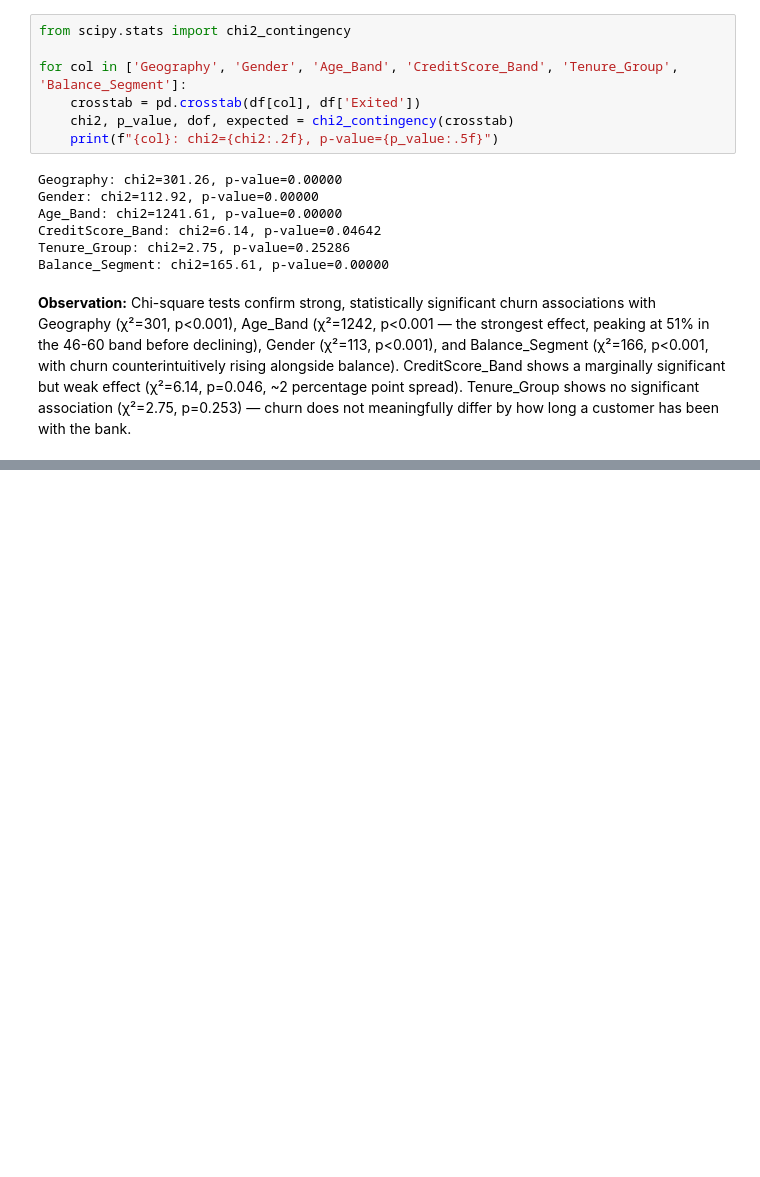
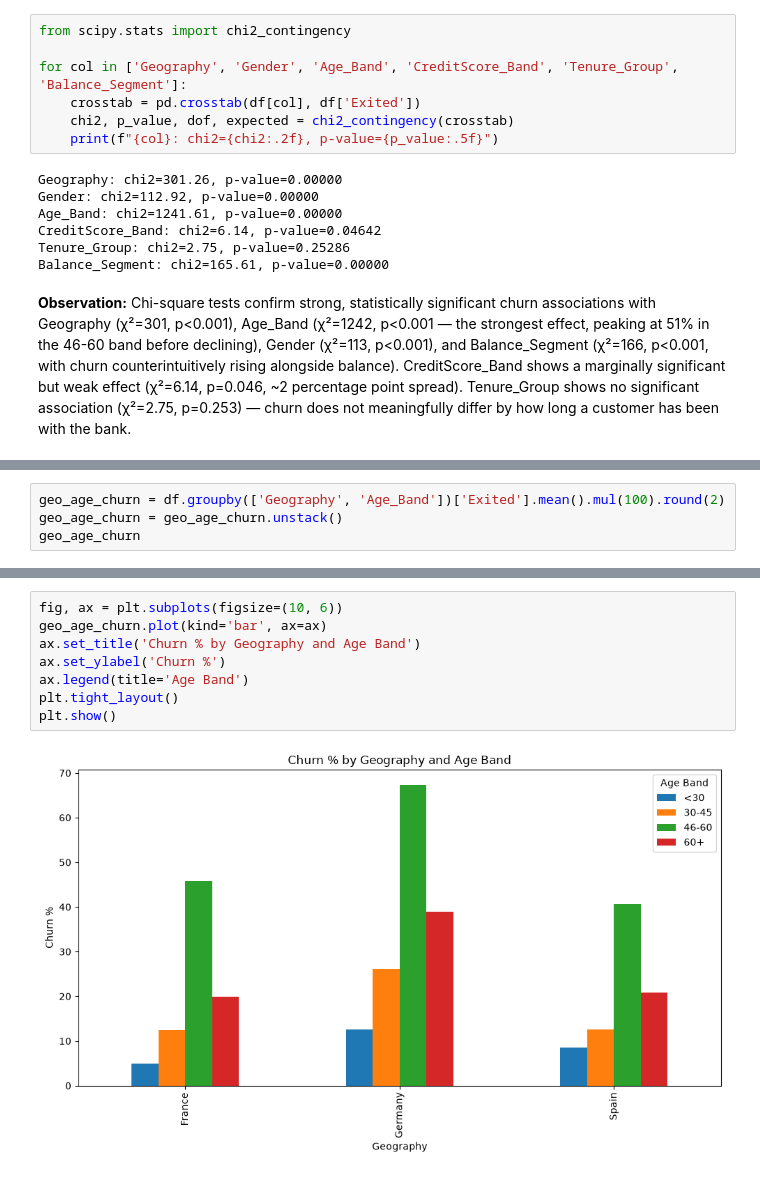
Before and after one commit to VanshKansal1110/Data_Analytics_Projects, a Jupyter notebook: Project_02__Bank_Churn_Segmentation/notebooks/01_eda.ipynb, the cells around one changed output, grey strips where cells are left out. Saved outputs shown, nothing was run; the diff lists cells and outputs as text; blank space fills up the shorter version.

Commit message:
Analyze Geography-Age and Gender interaction effects on churn

```diff
--- a/Project_02__Bank_Churn_Segmentation/notebooks/01_eda.ipynb
+++ b/Project_02__Bank_Churn_Segmentation/notebooks/01_eda.ipynb
@@ -242,0 +246,4 @@ Balance_Segment: chi2=165.61, p-value=0.00000
+# %%
+geo_age_churn = df.groupby(['Geography', 'Age_Band'])['Exited'].mean().mul(100).round(2)
+geo_age_churn = geo_age_churn.unstack()
+geo_age_churn
@@ -242,0 +256,10 @@ Balance_Segment: chi2=165.61, p-value=0.00000
+# %%
+fig, ax = plt.subplots(figsize=(10, 6))
+geo_age_churn.plot(kind='bar', ax=ax)
+ax.set_title('Churn % by Geography and Age Band')
+ax.set_ylabel('Churn %')
+ax.legend(title='Age Band')
+plt.tight_layout()
+plt.show()
+# %% [output]
+[figure, added]
```
Also changed, not shown: parts of 5 cells of this notebook.
